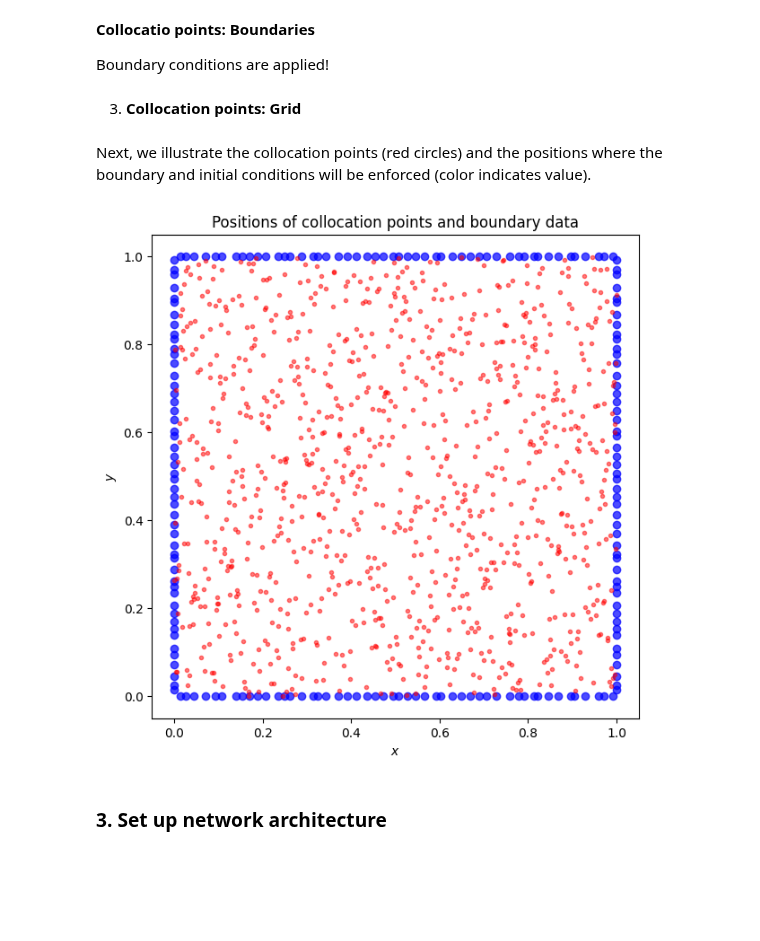
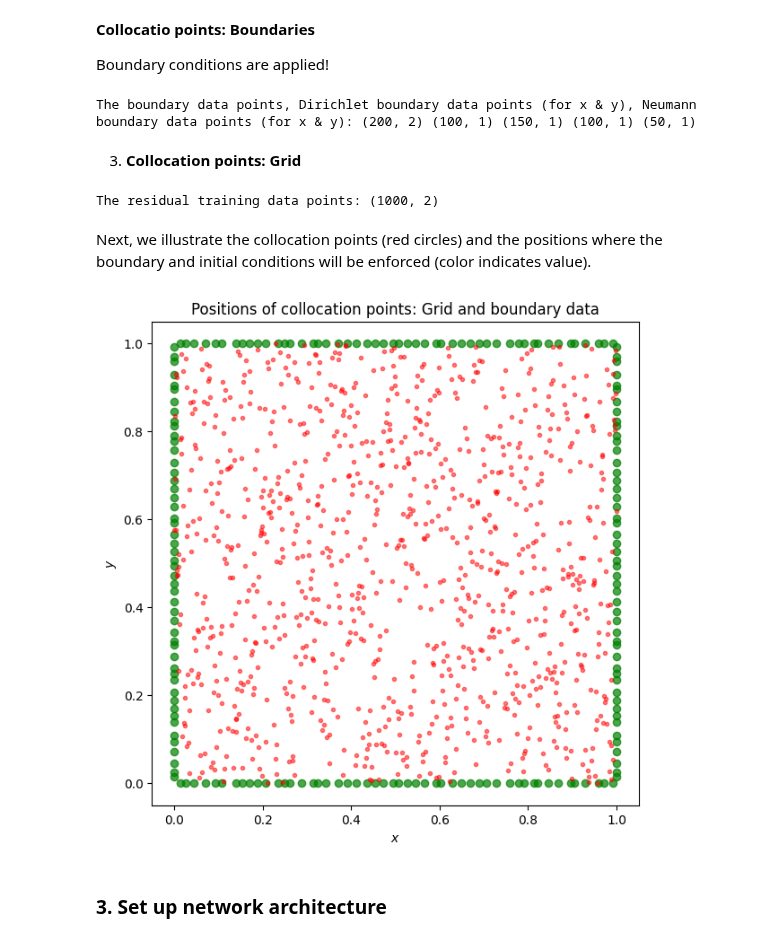
Before and after one commit to submerged-in-matrix/PINN_2D_Elasticity, a Jupyter notebook: Notebook/P_3_PINN_Linear_Elasticity.ipynb, the cells around one changed output. Drawn from its saved outputs; the diff is of its cells as text; code cells hidden in the pictures; blank space fills up the shorter version.

```diff
--- a/Notebook/P_3_PINN_Linear_Elasticity.ipynb
+++ b/Notebook/P_3_PINN_Linear_Elasticity.ipynb
@@ -253,19 +263,24 @@ Dirichlet_x_train = np.concatenate((Dirichlet_up_train, Dirichlet_x_low_train))
 Dirichlet_y_train = np.concatenate((Dirichlet_y_low_train, Dirichlet_right_train, Dirichlet_left_train))
 Neumann_xx_train = np.concatenate((Neumann_right_train, Neumann_left_train))
 Neumann_yy_train = Neumann_up_train
+
+print( "The boundary data points, Dirichlet boundary data points (for x & y), Neumann boundary data points (for x & y):",  Boundary_train.shape, Dirichlet_x_train.shape, Dirichlet_y_train.shape,
+      Neumann_xx_train.shape, Neumann_yy_train.shape)
+# %% [output]
+The boundary data points, Dirichlet boundary data points (for x & y), Neumann boundary data points (for x & y): (200, 2) (100, 1) (150, 1) (100, 1) (50, 1)
 # %% [markdown]
 3. **Collocation points: Grid**
 # %%
 # Generate residual points in the domain using Latin Hypercube Sampling
-grid_pt = lhs(2,N_r)
+grid_pt = lhs(2, N_r)
 
 # Rescale the grid points to fit within the defined domain
 grid_pt[:,0] = xmin + (xmax-xmin)*grid_pt[:,0]
 grid_pt[:,1] = ymin + (ymax-ymin)*grid_pt[:,1]
 
 # Separate x and y Coordinates
-x_axis = grid_pt[:,0]
-y_axis = grid_pt[:,1]
+x_displacement_grid = grid_pt[:,0]
+y_displacement_grid = grid_pt[:,1]
 
 ## compute the body forces at each collocation point using the force functions defined earlier.
 # ff_x = np.asarray([ f_x_ext(xf[j],yf[j]) for j in range(len(yf))])
@@ -274,22 +289,26 @@ y_axis = grid_pt[:,1]
 # f_y_train = ff_y
 
 # Combine Coordinates
-Residual_train = np.hstack((x_axis[:,None],y_axis[:,None]))
+Residual_train = np.hstack((x_displacement_grid[:,None], y_displacement_grid[:,None]))
+
+print("The residual training data points:", Residual_train.shape)
+# %% [output]
+The residual training data points: (1000, 2)
 # %% [markdown]
 Next, we illustrate the collocation points (red circles) and the positions where the boundary and initial conditions will be enforced (color indicates value).
 # %%
 import matplotlib.pyplot as plt
 
-fig = plt.figure(figsize=(7,7))
-plt.scatter(Boundary_train[:,0], Boundary_train[:,1], c='b', marker='o', alpha=0.7)
+fig = plt.figure(figsize=(7, 7))
+plt.scatter(Boundary_train[:,0], Boundary_train[:,1], c='g', marker='o', alpha=0.7)
 plt.scatter(Residual_train[:,0], Residual_train[:,1], c='r', marker='.', alpha=0.5)
 plt.xlabel('$x$')
 plt.ylabel('$y$')
 
-plt.title('Positions of collocation points and boundary data');
+plt.title('Positions of collocation points: Grid and boundary data');
 #plt.savefig('Xdata_Burgers.pdf', bbox_inches='tight', dpi=300)
 # %% [output]
-[figure, old version]
+[figure, new version]
 # %% [markdown]
 ### 3. Set up network architecture
 # %%
```
Also changed, not shown: parts of 15 cells of this notebook, 1 other file.
